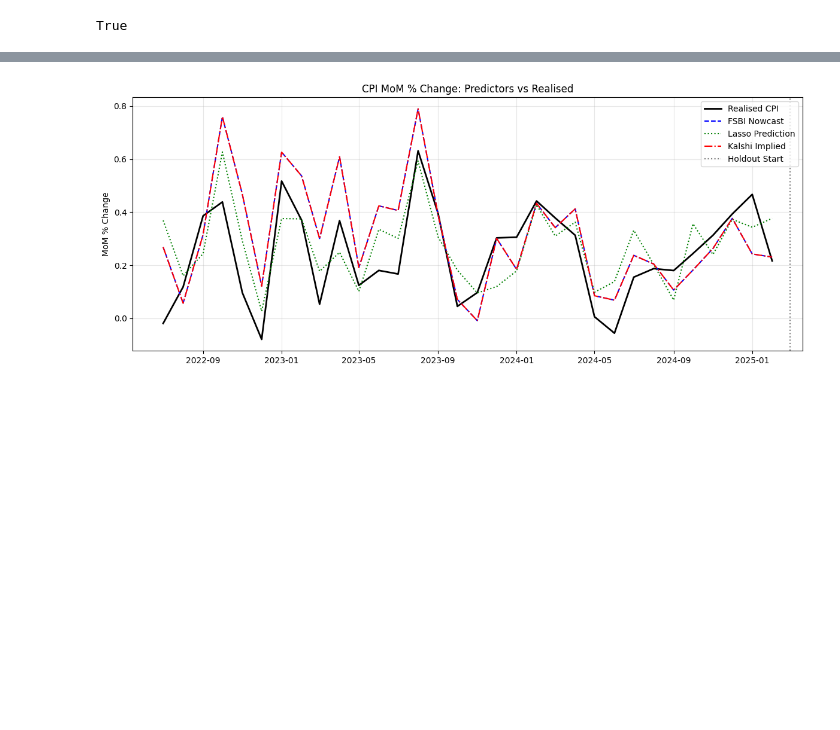
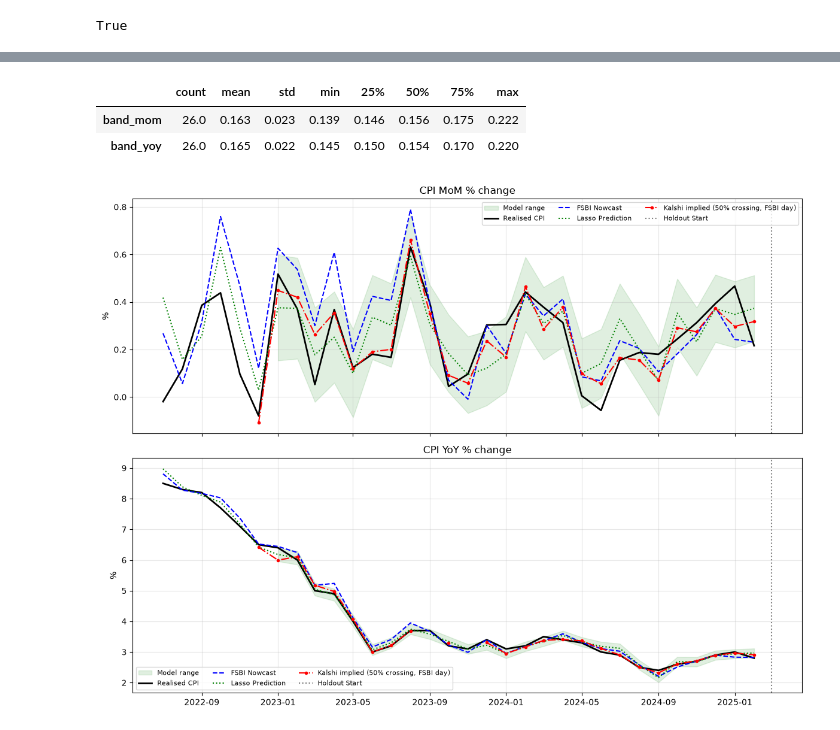
Before and after one commit to deccampbell/QCF_Capstone_Fiserv, a Jupyter notebook: Research and Trading Implementations.ipynb, the cells around one changed output, grey strips where cells are left out. Drawn from its saved outputs; the diff is of its cells as text; code cells hidden in the pictures; blank space fills up the shorter version.

Commit message:
Added YoY and Adjusted Kalshi Pipeline

```diff
--- a/Research and Trading Implementations.ipynb
+++ b/Research and Trading Implementations.ipynb
@@ -70,7 +94,13 @@ with open(PRED_PATH, "rb") as f:
     runs_a = pickle.load(f)
 
 runs_cpi, _ = runs_a["cpi"]
-cpi_pred = runs_cpi["Lasso (wide, ≤5)"].rename("cpi_pred")
+cpi_pred = runs_cpi[MODEL].rename("cpi_pred")
+
+# --- 1b'. Same model's YoY forecasts (bridged in the models notebook) ---
+with open(YOY_PRED_PATH, "rb") as f:
+    runs_yoy = pickle.load(f)
+cpi_pred_yoy = runs_yoy["cpi"][MODEL].rename("cpi_pred_yoy")
+print(f"cpi_pred_yoy:  {cpi_pred_yoy.notna().sum()} months")
 
 # --- 1c. Monthly returns from yfinance (cached) ---
 def monthly_returns(ticker, start="2018-01-01"):
@@ -95,7 +125,7 @@ for tkr, col in TICKERS.items():
         data_pre[col] = np.nan
 
 # --- 1d. Attach predictions to data_pre ---
-data_pre = data_pre.join(cpi_pred)
+data_pre = data_pre.join(cpi_pred).join(cpi_pred_yoy)
 data_pre = data_pre.loc[cpi_pred.dropna().index]
 
 # --- Summary ---
@@ -265,0 +422,14 @@ Latest event:   KXCPI-26SEP
+# %%
+def expanding_band(actual, forecast):
+    err = actual - forecast
+    return BAND_MULT * np.sqrt((err ** 2).expanding(min_periods=MIN_HIST).mean().shift(1))
+
+for kind, actual, model, nowcast in [("mom", "clev_cpi_first_print", "cpi_pred", "clev_cpi_nowcast_fsbi"),
+                                     ("yoy", "clev_cpi_yoy_first_print", "cpi_pred_yoy", "clev_cpi_yoy_nowcast_fsbi")]:
+    data_pre[f"band_{kind}"] = expanding_band(data_pre[actual], data_pre[model])
+    data_pre[f"band_nowcast_{kind}"] = expanding_band(data_pre[actual], data_pre[nowcast])
+data_pre[["band_mom", "band_yoy"]].describe().T.round(3)
+# %% [output]
+|  | count | mean | std | min | 25% | 50% | 75% | max |
+| band_mom | 26.0 | 0.163 | 0.023 | 0.139 | 0.146 | 0.156 | 0.175 | 0.222 |
+| band_yoy | 26.0 | 0.165 | 0.022 | 0.145 | 0.150 | 0.154 | 0.170 | 0.220 |
@@ -266,37 +443,20 @@ Latest event:   KXCPI-26SEP
 # %%
-# -----------------------------------------------------------------------------
-# 3. Predictor comparison plot
-# -----------------------------------------------------------------------------
-def plot_predictors(data, kalshi_series, model_pred_col="cpi_pred"):
-    """
-    Plot realised CPI, nowcast, model prediction, and Kalshi implied CPI.
-    All series are MoM % changes.
-
-    Parameters
-    ----------
-    data : pd.DataFrame
-        Must contain `clev_cpi_first_print` (realised) and
-        `clev_cpi_nowcast_fsbi` (nowcast).
-    kalshi_series : pd.Series
-        Kalshi implied CPI (monthly).
-    model_pred_col : str
-        Column name for the model prediction (default uses first print as
-        a placeholder; replace with your actual model output).
-    """
-    fig, ax = plt.subplots(figsize=(12, 5))
-    ax.plot(data.index, data["clev_cpi_first_print"], label="Realised CPI", color="black", linewidth=2)
-    ax.plot(data.index, data["clev_cpi_nowcast_fsbi"], label="FSBI Nowcast", linestyle="--", color="blue")
-    ax.plot(data.index, data[model_pred_col], label="Lasso Prediction", linestyle=":", color="green")
-    ax.plot(kalshi_series.index, kalshi_series, label="Kalshi Implied", linestyle="-.", color="red")
-    ax.axvline(HOLDOUT_START, color="gray", linestyle=":", label="Holdout Start")
-    ax.set_title("CPI MoM % Change: Predictors vs Realised")
-    ax.set_ylabel("MoM % Change")
-    ax.legend()
-    ax.grid(alpha=0.3)
+def plot_predictors(data):
+    """Realised, nowcast, model (with its range) and Kalshi-implied CPI, MoM and YoY."""
+    panels = [("CPI MoM % change", "clev_cpi_first_print", "clev_cpi_nowcast_fsbi", "cpi_pred", "band_mom", "kalshi_mom"),
+              ("CPI YoY % change", "clev_cpi_yoy_first_print", "clev_cpi_yoy_nowcast_fsbi", "cpi_pred_yoy", "band_yoy", "kalshi_yoy")]
+    fig, axes = plt.subplots(2, 1, figsize=(12, 9), sharex=True)
+    for ax, (title, actual, nowcast, pred, band, kal) in zip(axes, panels):
+        ax.fill_between(data.index, data[pred] - data[band], data[pred] + data[band], color="green", alpha=0.12, label="Model range")
+        ax.plot(data.index, data[actual], label="Realised CPI", color="black", linewidth=2)
+        ax.plot(data.index, data[nowcast], label="FSBI Nowcast", linestyle="--", color="blue")
+        ax.plot(data.index, data[pred], label="Lasso Prediction", linestyle=":", color="green")
+        ax.plot(data.index, data[kal], label="Kalshi implied (50% crossing, FSBI day)", linestyle="-.", color="red", marker="o", ms=3)
+        ax.axvline(HOLDOUT_START, color="gray", linestyle=":", label="Holdout Start")
+        ax.set_title(title); ax.set_ylabel("%"); ax.legend(ncol=3, fontsize=8); ax.grid(alpha=0.3)
     plt.tight_layout()
     plt.show()
 
-
-plot_predictors(data_pre, kalshi_series)
+plot_predictors(data_pre)
 # %% [output]
-[figure, old version]
+[figure, new version]
```
Also changed, not shown: parts of 28 cells of this notebook, 5 other files.
